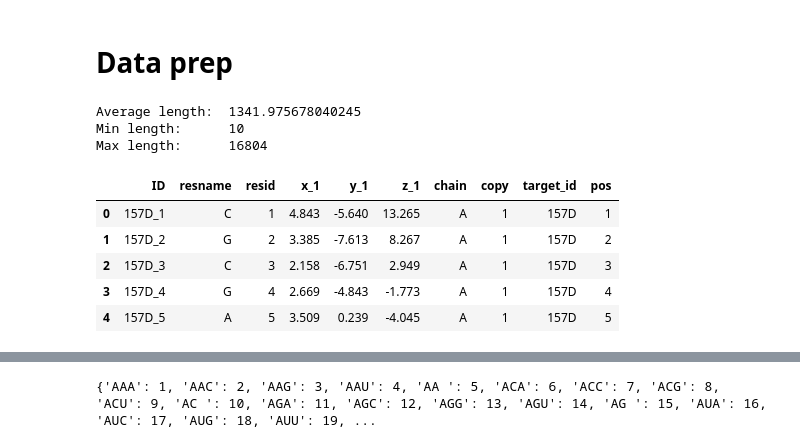
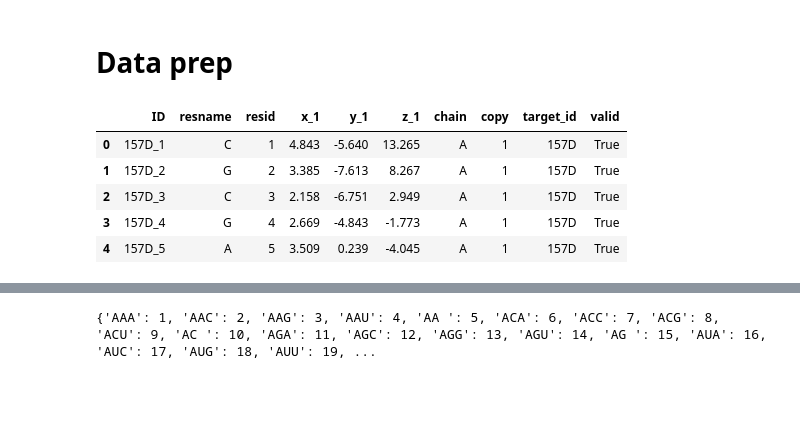
Before and after one commit to Quinniboi10/jupyter-hub, a Jupyter notebook: stanford-rna.ipynb, the cells around one changed output, grey strips where cells are left out. Saved outputs shown, nothing was run; the diff lists cells and outputs as text; code cells hidden in the pictures; blank space fills up the shorter version.

Commit message:
Fix data loading, data prep, better arch, etc

```diff
--- a/stanford-rna.ipynb
+++ b/stanford-rna.ipynb
@@ -8,46 +9,25 @@
 # %%
 import pandas as pd
 from math import isnan
 
 from tqdm.auto import tqdm, trange
 
-full_seq_df = pd.read_csv("./datasets/stanford-rna-3d-folding-2/train_sequences.csv")
+train_seq_df = pd.read_csv("./datasets/stanford-rna-3d-folding-2/train_sequences.csv")
 train_label_df = pd.read_csv("./datasets/stanford-rna-3d-folding-2/train_labels.csv")
 
-labels = ('x_1', 'y_1', 'z_1')
+train_label_df["chain"] = train_label_df["chain"].astype(str)
+train_label_df['target_id'] = train_label_df['ID'].str.split('_', n=1).str[0]
 
-train_label_df['target_id'] = train_label_df['ID'].str.split('_', n=1).str[0]
-train_label_df['pos'] = train_label_df['ID'].str.split('_', n=1).str[1].astype(int)
+nan_mask = train_label_df[['x_1','y_1','z_1']].isna().any(axis=1)
+train_label_df['valid'] = ~nan_mask
 
-train_label_df = train_label_df.sort_values(['target_id', 'pos'])
+train_label_df = train_label_df.sort_values(["target_id", "chain", "copy", "resid"]).reset_index(drop=True)
 
-for label in labels:
-    first_mask = train_label_df.groupby('target_id')['pos'].transform('min') == train_label_df['pos']
-    train_label_df.loc[first_mask & train_label_df[label].isna(), label] = 0
-    train_label_df[label] = train_label_df.groupby('target_id')[label].ffill()
-
-    assert not train_label_df[label].isna().any(), "label df has non-finite data"
-
-max_allowed_len = 100_000
-
-len_mask = full_seq_df['sequence'].str.len() <= max_allowed_len
-full_seq_df = full_seq_df[len_mask].reset_index(drop=True)
-
-seq_lengths = tuple(len(s) for s in full_seq_df['sequence'])
-max_seq_len = max(seq_lengths)
-print("Average length: ", sum(seq_lengths) / len(seq_lengths))
-print("Min length:     ", min(seq_lengths))
-print("Max length:     ", max_seq_len)
-
-full_seq_df.head()
 train_label_df.head()
 # %% [output]
-Average length:  1341.975678040245
-Min length:      10
-Max length:      16804
-|  | ID | resname | resid | x_1 | y_1 | z_1 | chain | copy | target_id | pos |
-| 0 | 157D_1 | C | 1 | 4.843 | -5.640 | 13.265 | A | 1 | 157D | 1 |
-| 1 | 157D_2 | G | 2 | 3.385 | -7.613 | 8.267 | A | 1 | 157D | 2 |
-| 2 | 157D_3 | C | 3 | 2.158 | -6.751 | 2.949 | A | 1 | 157D | 3 |
-| 3 | 157D_4 | G | 4 | 2.669 | -4.843 | -1.773 | A | 1 | 157D | 4 |
-| 4 | 157D_5 | A | 5 | 3.509 | 0.239 | -4.045 | A | 1 | 157D | 5 |
+|  | ID | resname | resid | x_1 | y_1 | z_1 | chain | copy | target_id | valid |
+| 0 | 157D_1 | C | 1 | 4.843 | -5.640 | 13.265 | A | 1 | 157D | True |
+| 1 | 157D_2 | G | 2 | 3.385 | -7.613 | 8.267 | A | 1 | 157D | True |
+| 2 | 157D_3 | C | 3 | 2.158 | -6.751 | 2.949 | A | 1 | 157D | True |
+| 3 | 157D_4 | G | 4 | 2.669 | -4.843 | -1.773 | A | 1 | 157D | True |
+| 4 | 157D_5 | A | 5 | 3.509 | 0.239 | -4.045 | A | 1 | 157D | True |
```
Also changed, not shown: parts of 25 cells of this notebook, 4 other files.
